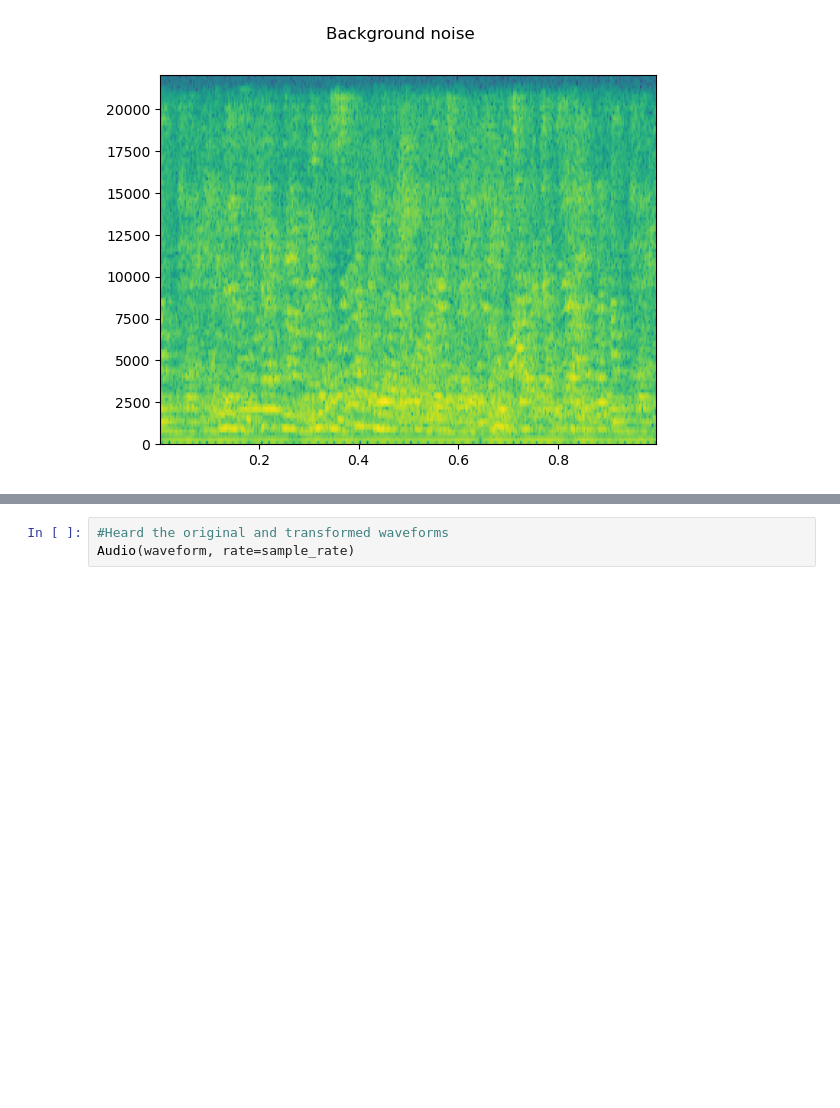
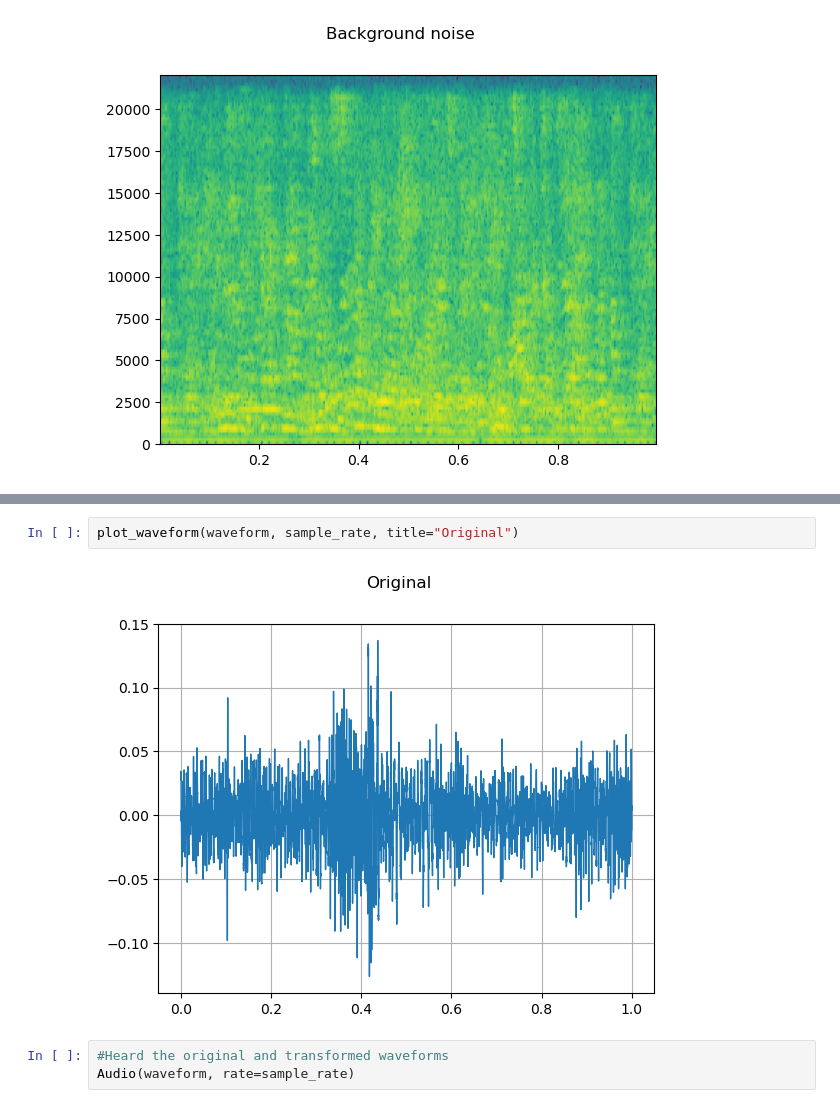
Before and after one commit to dragonsearch/DCASE-Task1, a Jupyter notebook: jupyter_data_aug.ipynb, the cells around one changed output, grey strips where cells are left out. Drawn from its saved outputs; the diff is of its cells as text; blank space fills up the shorter version.

```diff
--- a/jupyter_data_aug.ipynb
+++ b/jupyter_data_aug.ipynb
@@ -214,3 +233,7 @@ AttributeError: module 'torchaudio.functional' has no attribute 'conv1d'
+# %%
+plot_waveform(waveform, sample_rate, title="Original")
+# %% [output]
+[figure, added]
 # %%
 #Heard the original and transformed waveforms
 Audio(waveform, rate=sample_rate)
```
Also changed, not shown: parts of 15 cells of this notebook, 4 other files.
